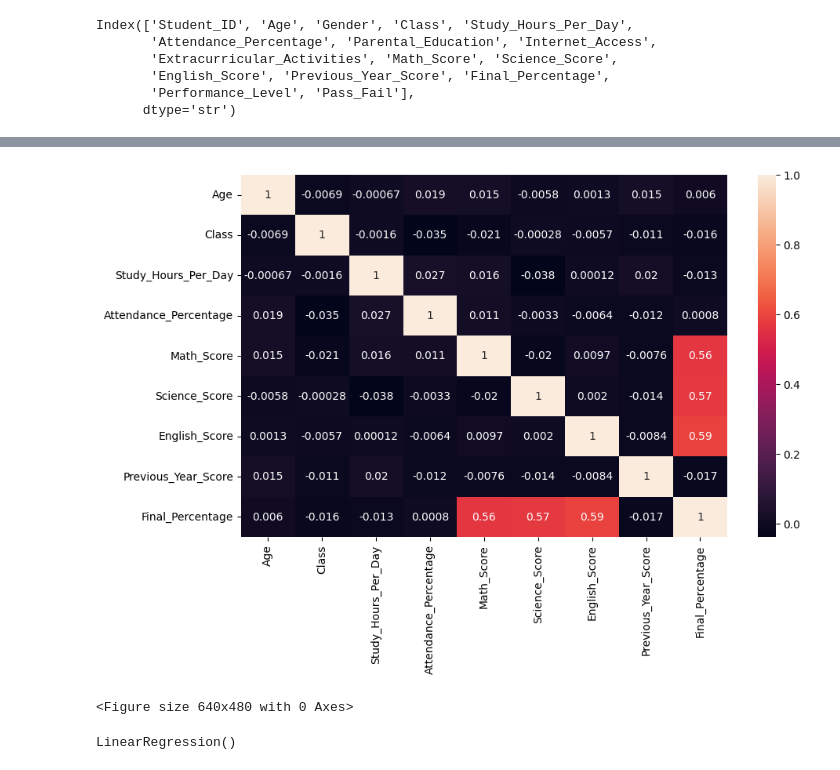
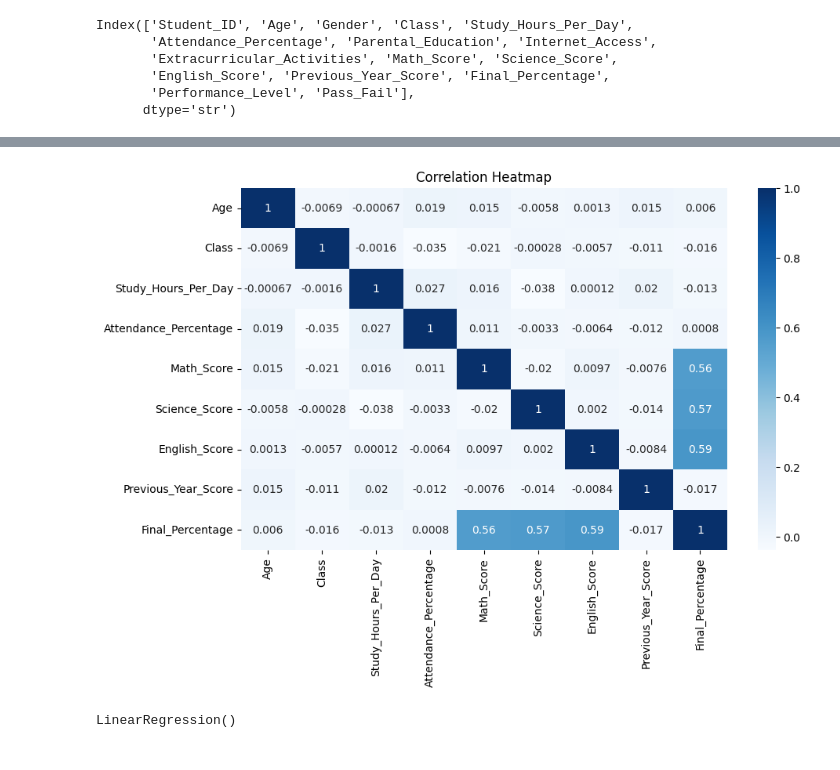
Before and after one commit to kiruthika-baskaran/student-marks-prediction, a Jupyter notebook: notebook/student_analysis.ipynb, the cells around one changed output, grey strips where cells are left out. Drawn from its saved outputs; the diff is of its cells as text; code cells hidden in the pictures.

Commit message:
Added project images

```diff
--- a/notebook/student_analysis.ipynb
+++ b/notebook/student_analysis.ipynb
@@ -103,17 +89,20 @@ plt.savefig(
 # %%
 plt.figure(figsize=(10,6))
 
 sns.heatmap(
     df.corr(numeric_only=True),
-    annot=True
+    annot=True,
+    cmap='Blues'
 )
 
-plt.show()
+plt.title("Correlation Heatmap")
+
 plt.savefig(
     r"C:\Users\Admin\Desktop\student-marks-prediction\images\heatmap.png",
     dpi=300,
     bbox_inches='tight'
 )
+
+plt.show()
 # %% [output]
-[figure, old version]
+[figure, new version]
-<Figure size 640x480 with 0 Axes>
```
Also changed, not shown: parts of 13 cells of this notebook, 4 other files.
